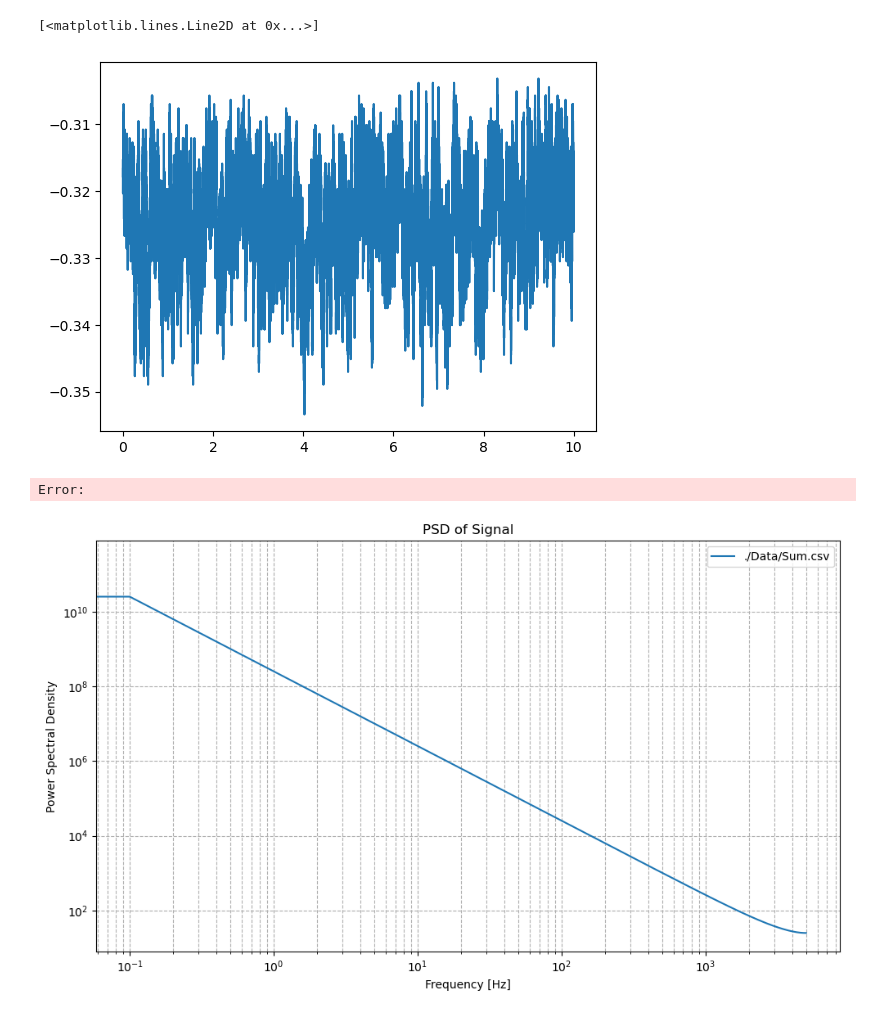
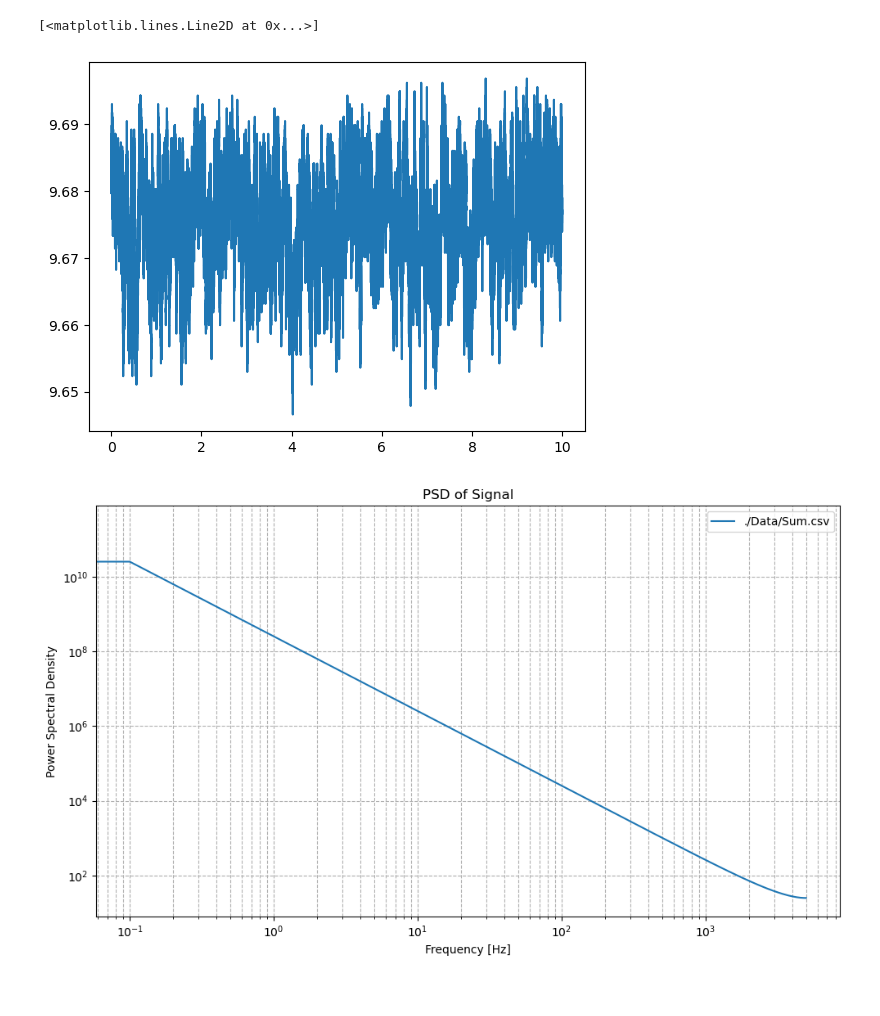
Before and after one commit to LoickMarion/OpticalTweezers, a Jupyter notebook: calculate_k.ipynb, the cells around one changed output. Cells and saved outputs as stored; diff of their text form; code cells hidden in the pictures.

```diff
--- a/calculate_k.ipynb
+++ b/calculate_k.ipynb
@@ -6,11 +6,10 @@ from glob import glob
 # %%
 file_path = "./Data/Sum.csv"  # Replace with your file path
 df = pd.read_csv(file_path)
-plt.plot(df.iloc[:, 0], df.iloc[:, 1])
+plt.plot(df.iloc[:, 0], df.iloc[:, 1]+10)
 # %% [output]
 [<matplotlib.lines.Line2D at 0x...>]
-[figure, old version]
+[figure, new version]
-Error:
 # %%
 def process_and_plot_psd(file_path, sampling_rate):
     # Load data
```
